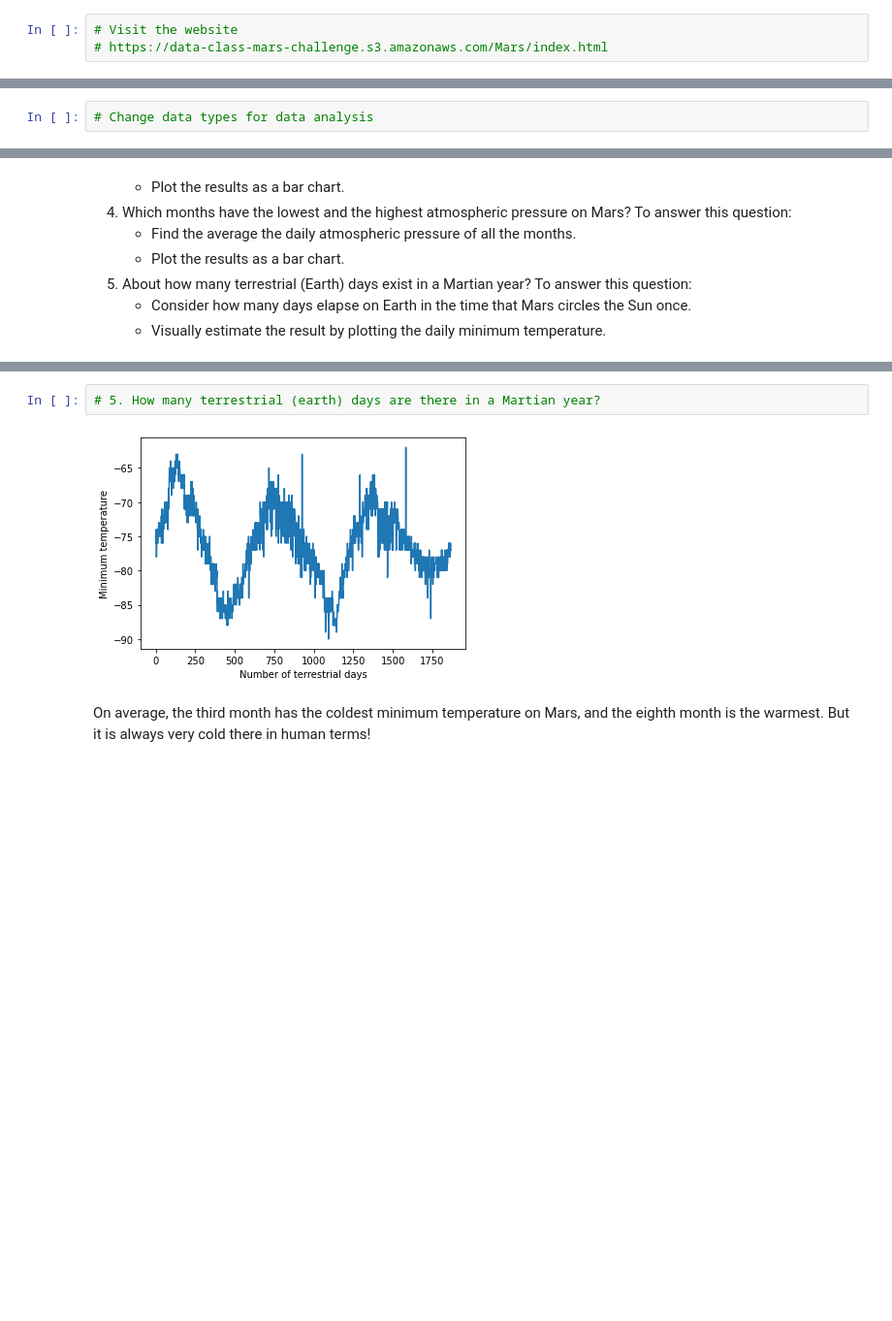
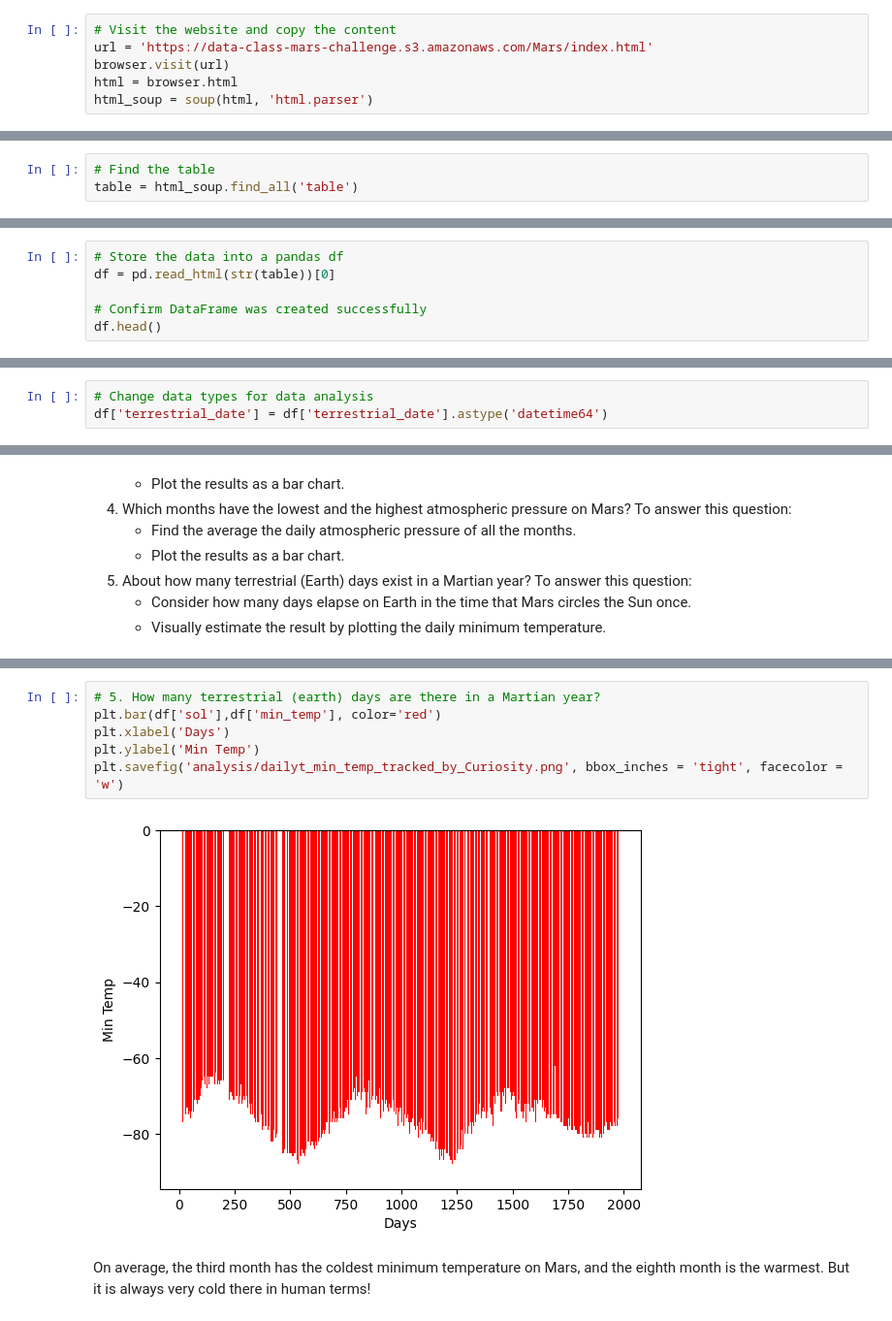
Before and after one commit to LukeTaylorDS/Mission_to_mars, a Jupyter notebook: Mission_to_Mars_Challenge/Mars_Weather_deliverable_2.ipynb, the cells around one changed output, grey strips where cells are left out. Shown: that part at 97% size. Saved outputs shown, nothing was run; the diff lists cells and outputs as text; blank space fills up the shorter version.

```diff
--- a/Mission_to_Mars_Challenge/Mars_Weather_deliverable_2.ipynb
+++ b/Mission_to_Mars_Challenge/Mars_Weather_deliverable_2.ipynb
@@ -20,3 +13,6 @@ Use automated browsing to visit the [Mars Temperature Data Site](https://data-cl
 # %%
-# Visit the website
-# https://data-class-mars-challenge.s3.amazonaws.com/Mars/index.html
+# Visit the website and copy the content
+url = 'https://data-class-mars-challenge.s3.amazonaws.com/Mars/index.html'
+browser.visit(url)
+html = browser.html
+html_soup = soup(html, 'html.parser')
@@ -33,3 +19,6 @@ Note that this can also be achieved by using the Pandas `read_html` function. Ho
+# %%
+# Find the table
+table = html_soup.find_all('table')
 # %% [markdown]
 ### Step 3: Store the Data
 
@@ -65,0 +34,6 @@ Examine the data types that are currently associated with each column. If necess
+# %%
+# Store the data into a pandas df
+df = pd.read_html(str(table))[0]
+
+# Confirm DataFrame was created successfully
+df.head()
@@ -76,5 +61,6 @@ pressure            object
 dtype: object
 # %%
 # Change data types for data analysis
+df['terrestrial_date'] = df['terrestrial_date'].astype('datetime64')
 # %%
 # Confirm type changes were successful by examining data types again
@@ -172,7 +186,11 @@ Name: pressure, dtype: float64
 # %%
 # 5. How many terrestrial (earth) days are there in a Martian year?
+plt.bar(df['sol'],df['min_temp'], color='red')
+plt.xlabel('Days')
+plt.ylabel('Min Temp')
+plt.savefig('analysis/dailyt_min_temp_tracked_by_Curiosity.png', bbox_inches = 'tight', facecolor = 'w')
 # %% [output]
-[figure, old version]
+[figure, new version]
 # %% [markdown]
 On average, the third month has the coldest minimum temperature on Mars, and the eighth month is the warmest. But it is always very cold there in human terms!
 # %% [markdown]
```
Also changed, not shown: parts of 28 cells of this notebook, 7 other files.
